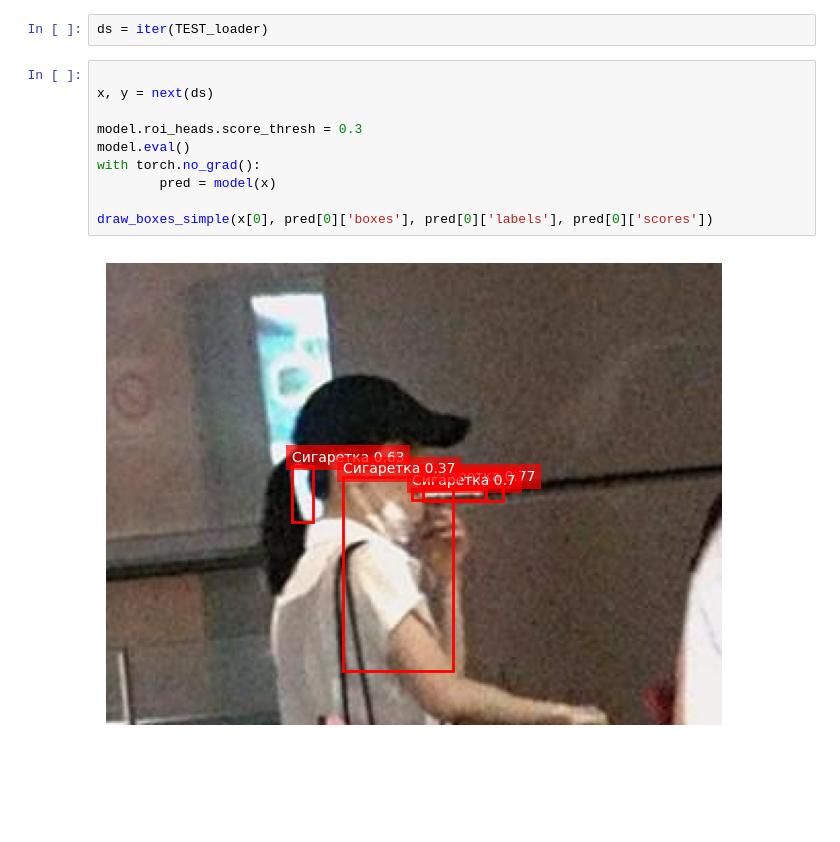
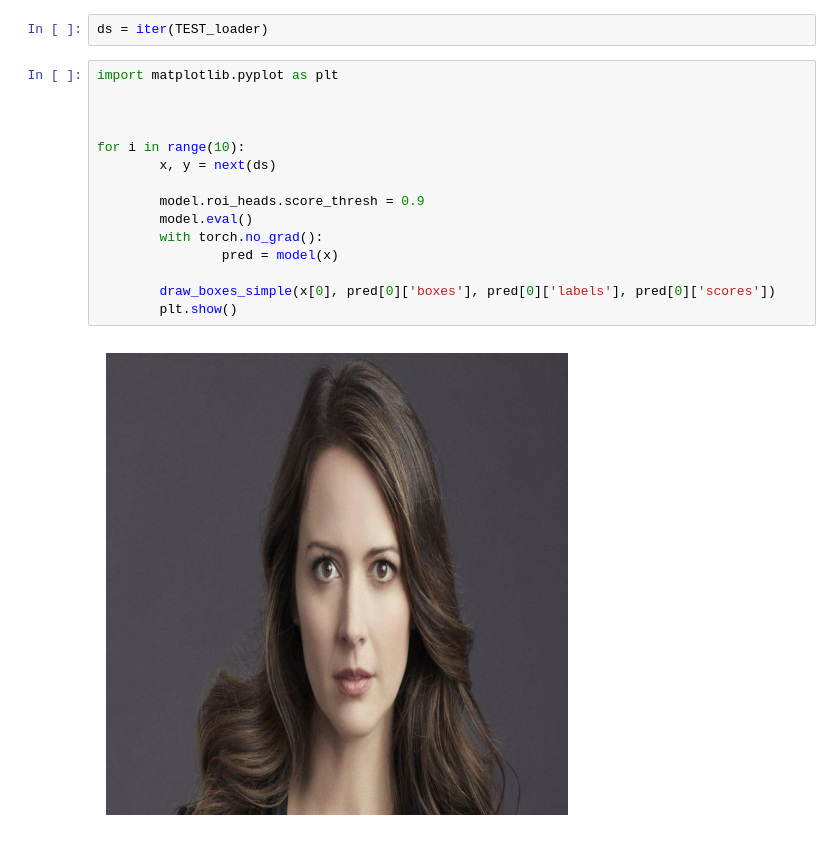
Before and after one commit to AbsltRaDu/smoking_person_detection, a Jupyter notebook: Faster_RCNN_exp.ipynb, the cells around one changed output. Cells and saved outputs as stored; diff of their text form; blank space fills up the shorter version.

```diff
--- a/Faster_RCNN_exp.ipynb
+++ b/Faster_RCNN_exp.ipynb
@@ -296,14 +296,19 @@ for x_test, y_test in test_bar:
 # %%
 ds = iter(TEST_loader)
 # %%
+import matplotlib.pyplot as plt
 
-x, y = next(ds)
 
-model.roi_heads.score_thresh = 0.3
-model.eval()
-with torch.no_grad():
-        pred = model(x)
 
-draw_boxes_simple(x[0], pred[0]['boxes'], pred[0]['labels'], pred[0]['scores'])
+for i in range(10):
+        x, y = next(ds)
+
+        model.roi_heads.score_thresh = 0.9
+        model.eval()
+        with torch.no_grad():
+                pred = model(x)
+
+        draw_boxes_simple(x[0], pred[0]['boxes'], pred[0]['labels'], pred[0]['scores'])
+        plt.show()
 # %% [output]
-[figure, old version]
+[figure, new version]
```
Also changed, not shown: parts of 1 cell of this notebook.
